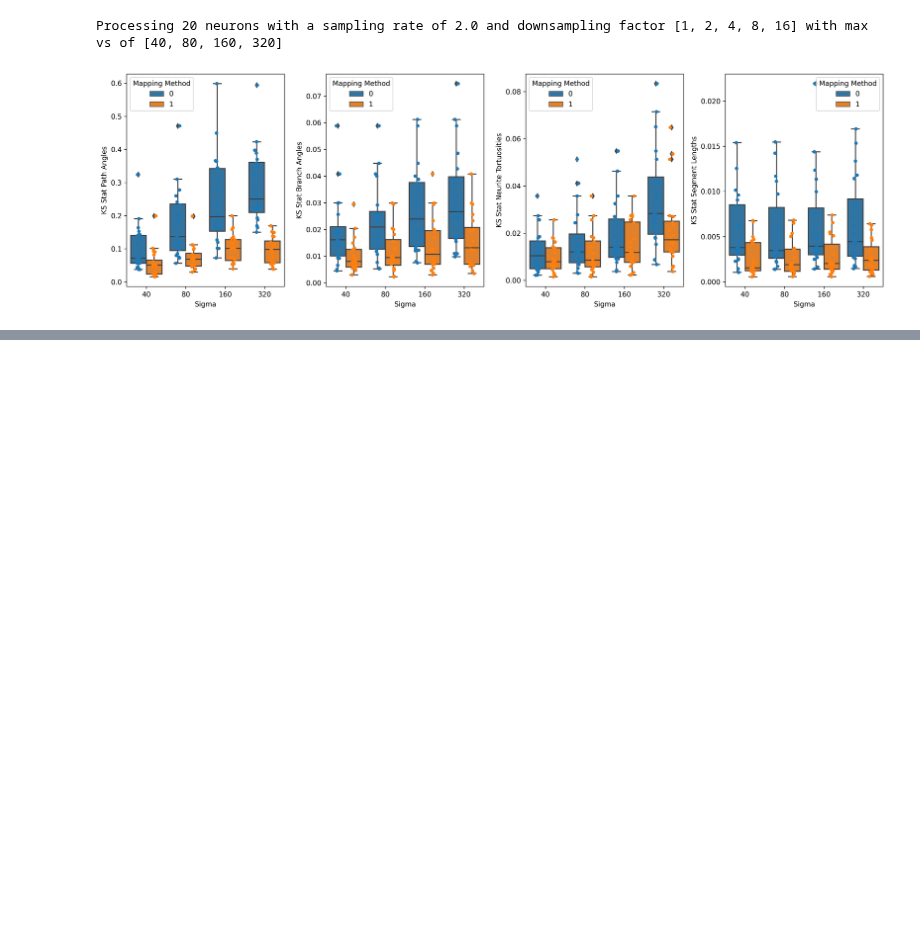
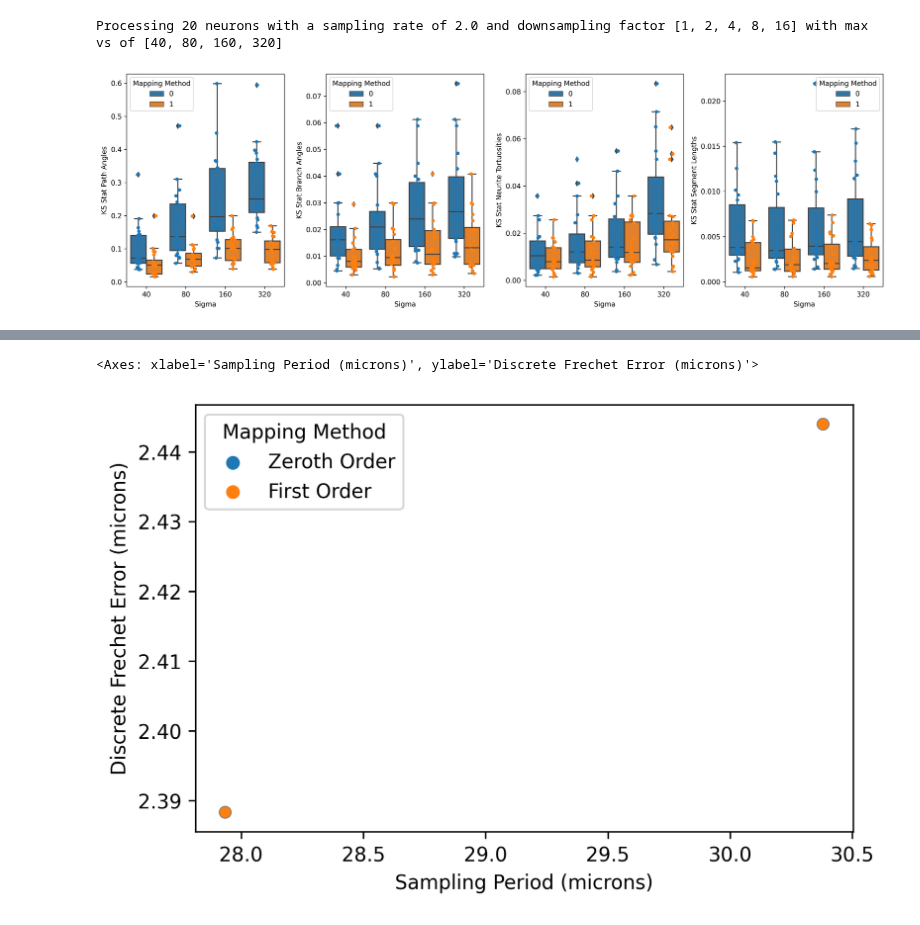
Before and after one commit to neurodata/brainlit, a Jupyter notebook: experiments/map_neurons/other/morphometrics-compare.ipynb, the cells around one changed output, grey strips where cells are left out. Cells and saved outputs as stored; diff of their text form; code cells hidden in the pictures; blank space fills up the shorter version.

```diff
--- a/experiments/map_neurons/other/morphometrics-compare.ipynb
+++ b/experiments/map_neurons/other/morphometrics-compare.ipynb
@@ -142,0 +178,7 @@ f.tight_layout()
+# %%
+f, ax = plt.subplots(1, 1, dpi=300)
+
+sns.scatterplot(data=df, x="Sampling Period (microns)", y="Discrete Frechet Error (microns)", ax=ax, hue="Mapping Method", edgecolor='gray')
+# %% [output]
+<Axes: xlabel='Sampling Period (microns)', ylabel='Discrete Frechet Error (microns)'>
+[figure, added]
```
Also changed, not shown: parts of 4 cells of this notebook, 2 other files.
